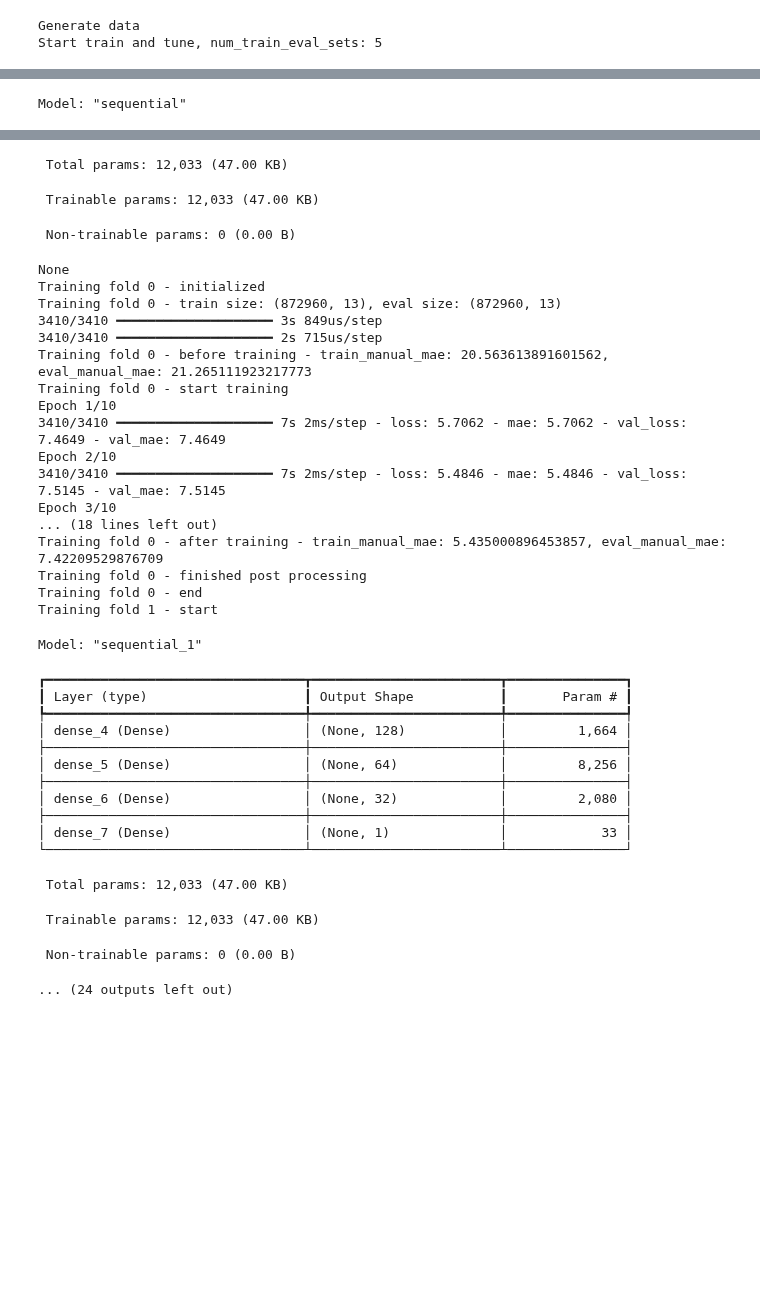
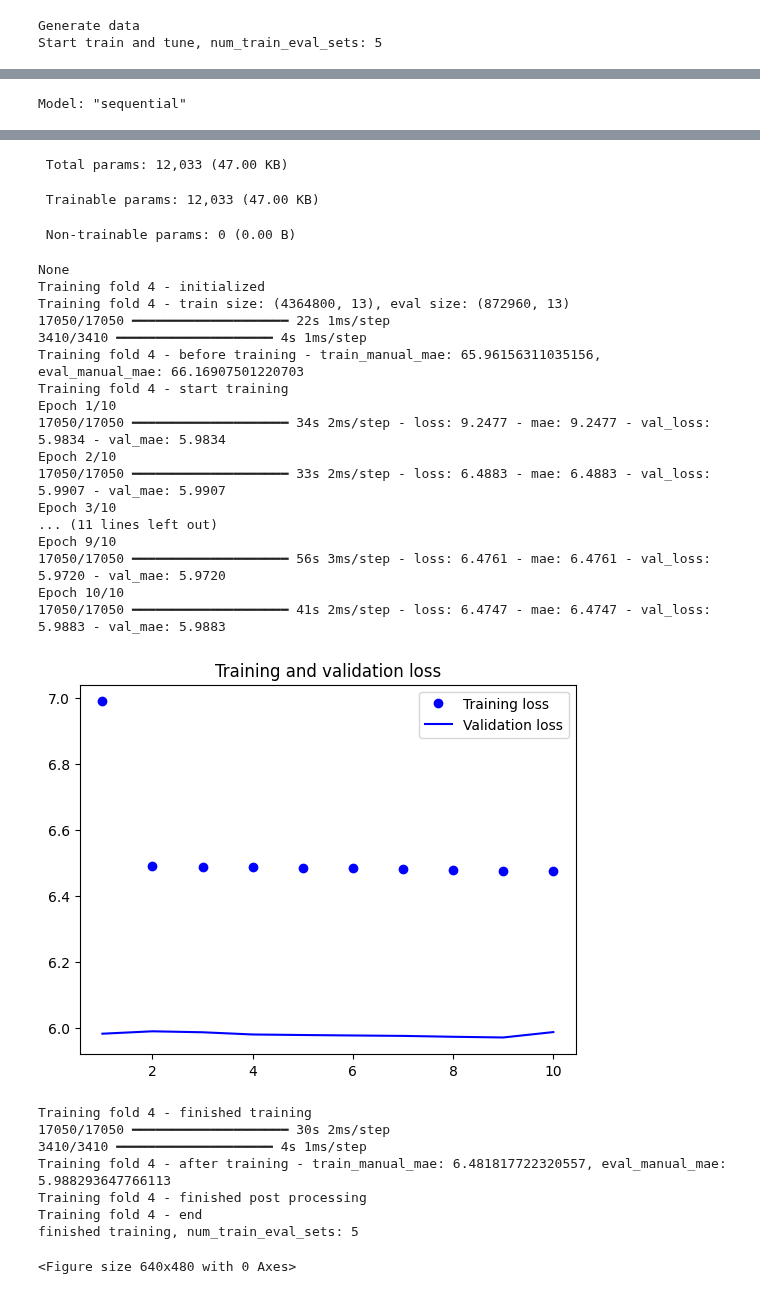
Before and after one commit to florencetsang/optiver2023, a Jupyter notebook: florence/mlp.ipynb, the cells around one changed output, grey strips where cells are left out. Drawn from its saved outputs; the diff is of its cells as text; code cells hidden in the pictures; blank space fills up the shorter version.

```diff
--- a/florence/mlp.ipynb
+++ b/florence/mlp.ipynb
@@ -173,13 +174,15 @@ Start train and tune, num_train_eval_sets: 5
 mlp_model_pipeline_factory = MLPModelPipelineFactory(model_name, 12)
 # %%
 param = {
-    'learning_rate': 0.0001,
+    'learning_rate': 0.00001,
     'epochs': 10,
     'batch_size': 256,
 }
 # %%
-for fold in range(num_train_eval_sets):
-# for fold in range(4, 5):
+# for fold in range(num_train_eval_sets):
+for fold in range(4, 5):
+    print(f"Training fold {fold} - {json.dumps(param, indent=2)}")
+
     print(f"Training fold {fold} - start")
 
     model_pipeline = mlp_model_pipeline_factory.create_model_pipeline()
@@ -237,38 +251,31 @@ Model: "sequential"
 │ dense_3 (Dense)                 │ (None, 1)              │            33 │
 └─────────────────────────────────┴────────────────────────┴───────────────┘
  Total params: 12,033 (47.00 KB)
  Trainable params: 12,033 (47.00 KB)
  Non-trainable params: 0 (0.00 B)
 None
-Training fold 0 - initialized
-Training fold 0 - train size: (872960, 13), eval size: (872960, 13)
-3410/3410 ━━━━━━━━━━━━━━━━━━━━ 3s 849us/step
-3410/3410 ━━━━━━━━━━━━━━━━━━━━ 2s 715us/step
-Training fold 0 - before training - train_manual_mae: 20.563613891601562, eval_manual_mae: 21.265111923217773
-Training fold 0 - start training
+Training fold 4 - initialized
+Training fold 4 - train size: (4364800, 13), eval size: (872960, 13)
+17050/17050 ━━━━━━━━━━━━━━━━━━━━ 22s 1ms/step
+3410/3410 ━━━━━━━━━━━━━━━━━━━━ 4s 1ms/step
+Training fold 4 - before training - train_manual_mae: 65.96156311035156, eval_manual_mae: 66.16907501220703
+Training fold 4 - start training
 Epoch 1/10
-3410/3410 ━━━━━━━━━━━━━━━━━━━━ 7s 2ms/step - loss: 5.7062 - mae: 5.7062 - val_loss: 7.4649 - val_mae: 7.4649
+17050/17050 ━━━━━━━━━━━━━━━━━━━━ 34s 2ms/step - loss: 9.2477 - mae: 9.2477 - val_loss: 5.9834 - val_mae: 5.9834
 Epoch 2/10
-3410/3410 ━━━━━━━━━━━━━━━━━━━━ 7s 2ms/step - loss: 5.4846 - mae: 5.4846 - val_loss: 7.5145 - val_mae: 7.5145
+17050/17050 ━━━━━━━━━━━━━━━━━━━━ 33s 2ms/step - loss: 6.4883 - mae: 6.4883 - val_loss: 5.9907 - val_mae: 5.9907
 Epoch 3/10
-... (18 lines left out)
-Training fold 0 - after training - train_manual_mae: 5.435000896453857, eval_manual_mae: 7.42209529876709
-Training fold 0 - finished post processing
-Training fold 0 - end
-Training fold 1 - start
+... (11 lines left out)
+Epoch 9/10
+17050/17050 ━━━━━━━━━━━━━━━━━━━━ 56s 3ms/step - loss: 6.4761 - mae: 6.4761 - val_loss: 5.9720 - val_mae: 5.9720
+Epoch 10/10
+17050/17050 ━━━━━━━━━━━━━━━━━━━━ 41s 2ms/step - loss: 6.4747 - mae: 6.4747 - val_loss: 5.9883 - val_mae: 5.9883
+[figure, added]
-Model: "sequential_1"
+Training fold 4 - finished training
+17050/17050 ━━━━━━━━━━━━━━━━━━━━ 30s 2ms/step
+3410/3410 ━━━━━━━━━━━━━━━━━━━━ 4s 1ms/step
+Training fold 4 - after training - train_manual_mae: 6.481817722320557, eval_manual_mae: 5.988293647766113
+Training fold 4 - finished post processing
+Training fold 4 - end
+finished training, num_train_eval_sets: 5
-┏━━━━━━━━━━━━━━━━━━━━━━━━━━━━━━━━━┳━━━━━━━━━━━━━━━━━━━━━━━━┳━━━━━━━━━━━━━━━┓
-┃ Layer (type)                    ┃ Output Shape           ┃       Param # ┃
-┡━━━━━━━━━━━━━━━━━━━━━━━━━━━━━━━━━╇━━━━━━━━━━━━━━━━━━━━━━━━╇━━━━━━━━━━━━━━━┩
-│ dense_4 (Dense)                 │ (None, 128)            │         1,664 │
-├─────────────────────────────────┼────────────────────────┼───────────────┤
-│ dense_5 (Dense)                 │ (None, 64)             │         8,256 │
-├─────────────────────────────────┼────────────────────────┼───────────────┤
-│ dense_6 (Dense)                 │ (None, 32)             │         2,080 │
-├─────────────────────────────────┼────────────────────────┼───────────────┤
-│ dense_7 (Dense)                 │ (None, 1)              │            33 │
-└─────────────────────────────────┴────────────────────────┴───────────────┘
+<Figure size 640x480 with 0 Axes>
- Total params: 12,033 (47.00 KB)
- Trainable params: 12,033 (47.00 KB)
- Non-trainable params: 0 (0.00 B)
-... (24 outputs left out)
```
Also changed, not shown: parts of 4 cells of this notebook, 1 other file.
